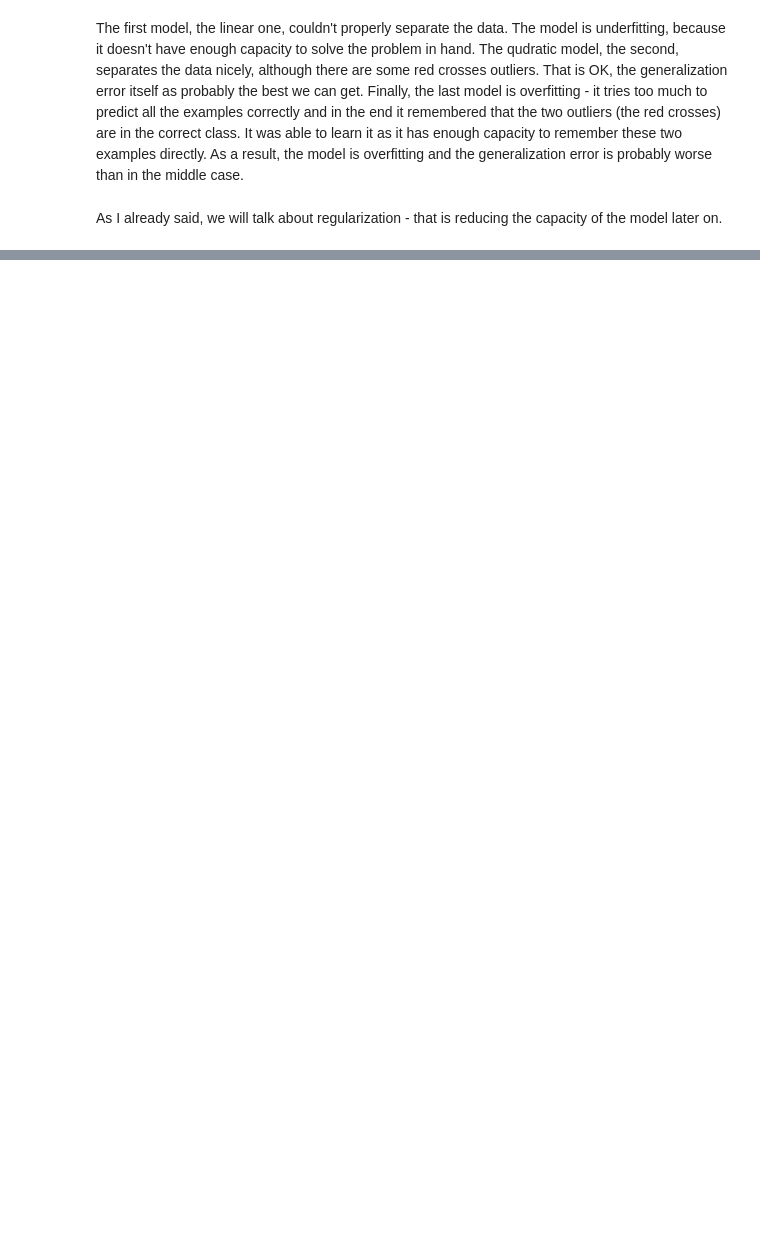
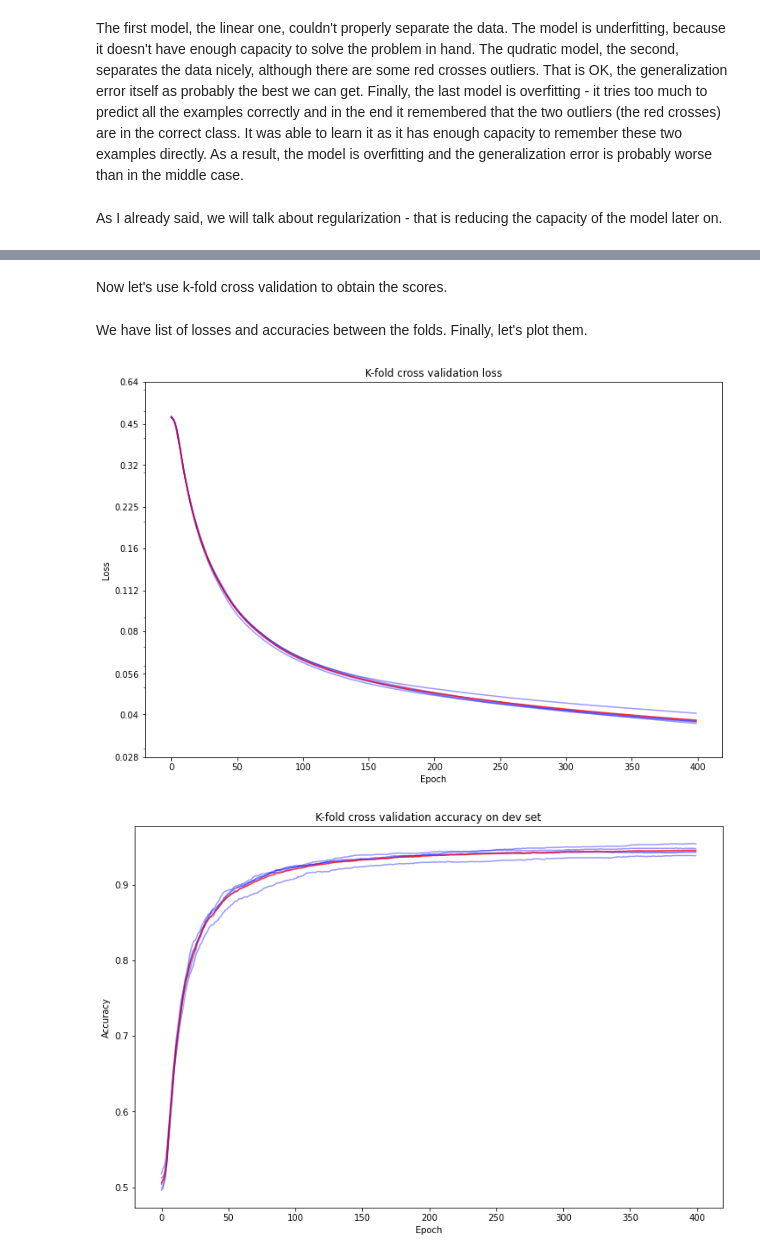
Before and after one commit to PatrikValkovic/neural-networks-step-by-step, a Jupyter notebook: 05-model-evaluation.ipynb, the cells around one changed output, grey strips where cells are left out. Saved outputs shown, nothing was run; the diff lists cells and outputs as text; code cells hidden in the pictures; blank space fills up the shorter version.

Commit message:
Add part about cross validation

```diff
--- a/05-model-evaluation.ipynb
+++ b/05-model-evaluation.ipynb
@@ -145,0 +161,42 @@ As I already said, we will talk about regularization - that is reducing the capa
+# %% [markdown]
+Now let's use k-fold cross validation to obtain the scores.
+# %%
+from sklearn.model_selection import KFold
+
+losses = []
+accuracies = []
+
+for train_indices, test_indices in KFold(n_splits=5, random_state=47, shuffle=True).split(data):
+    train_data, train_target = data[train_indices], target[train_indices]
+    test_data, test_target = data[test_indices], target[test_indices]
+    model = Neuron(epochs=400, random_state=47, learning_rate=0.001, batch_size=64)
+    loss, _, acc = model.fit(train_data, train_target, test_data, test_target)
+    losses.append(loss)
+    accuracies.append(acc)
+# %% [markdown]
+We have list of losses and accuracies between the folds. Finally, let's plot them.
+# %%
+plt.figure(figsize=(12,8))
+for l in losses:
+    plt.plot(l, alpha=0.4, color='blue')
+plt.plot(np.mean(losses, axis=0), alpha=0.8, color='red')
+plt.yscale('log')
+ticks = [0.028, 0.04, 0.056, 0.08, 0.112, 0.16, 0.225, 0.32, 0.45, 0.64]
+plt.yticks(ticks=ticks, labels=ticks)
+plt.title('K-fold cross validation loss')
+plt.xlabel('Epoch')
+plt.ylabel('Loss')
+plt.show()
+
+
+plt.figure(figsize=(12,8))
+for a in accuracies:
+    plt.plot(a, alpha=0.4, color='blue')
+plt.plot(np.mean(accuracies, axis=0), alpha=0.8, color='red')
+plt.title('K-fold cross validation accuracy on dev set')
+plt.xlabel('Epoch')
+plt.ylabel('Accuracy')
+plt.show()
+# %% [output]
+[figure, added]
+[figure, added]
```
Also changed, not shown: parts of 4 cells of this notebook.
